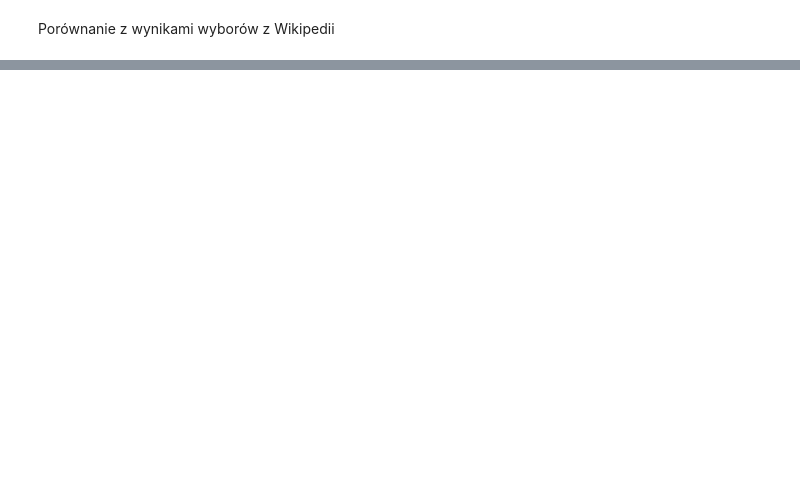
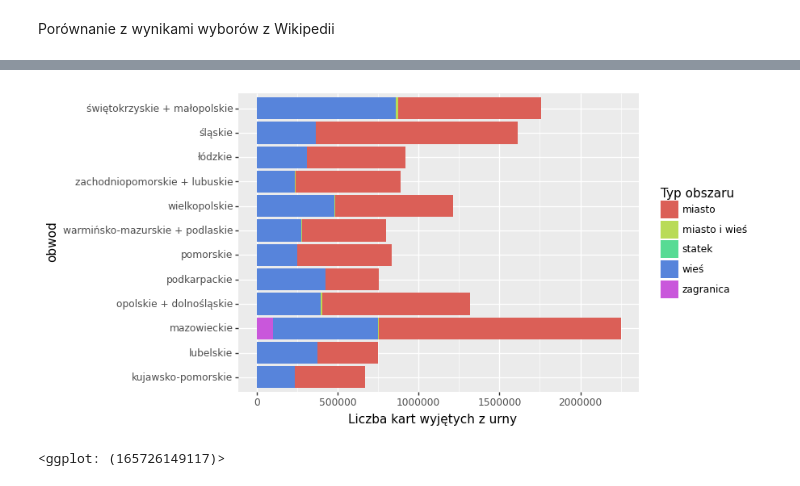
Before and after one commit to GrzegorzGapinski/Wizualizacja, a Jupyter notebook: Wizualizacja1.ipynb, the cells around one changed output, grey strips where cells are left out. Cells and saved outputs as stored; diff of their text form; code cells hidden in the pictures; blank space fills up the shorter version.

```diff
--- a/Wizualizacja1.ipynb
+++ b/Wizualizacja1.ipynb
@@ -138,6 +138,9 @@ Text(0, 0.5, 'Średnia frekwencja [%]')
 # %%
 woj_obwod = big_dataset.groupby(['Województwo','obwod']).size().reset_index().drop(columns=0).sort_values(by=['obwod'])
 print(woj_obwod)
+woj_obwod = woj_obwod.groupby('obwod')['Województwo'].apply(lambda x: " + ".join(x))
+print(woj_obwod)
+woj_obwod_dict = dict(zip(woj_obwod.index, woj_obwod))
 # %% [output]
             Województwo  obwod
 10            pomorskie      1
@@ -159,0 +201,12 @@ print(woj_obwod)
+# %%
+cols = ['Typ obszaru','Liczba kart wyjętych z urny', 'Liczba wyborców uprawnionych do głosowania', 'frekwencja', 'obwod']
+#
+
+dataset=big_dataset[cols]
+# print(dataset.head)
+count_obwody = pd.DataFrame(dataset.groupby(['obwod', 'Typ obszaru']).sum("Liczba wyborców uprawnionych do głosowania")).reset_index()
+count_obwody = count_obwody.replace({"obwod": woj_obwod_dict})
+# print(count_obwody.columns, count_obwody.head)
+frek_obwody = pd.DataFrame(dataset.groupby(['obwod', 'Typ obszaru'])['frekwencja'].mean('frekwencja')).reset_index()
+frek_obwody = (frek_obwody[frek_obwody['Typ obszaru'].isin(["miasto", "wieś"])])
+frek_obwody = frek_obwody.replace({"obwod": woj_obwod_dict})
@@ -159,0 +268,10 @@ print(woj_obwod)
+# %%
+(
+    gg.ggplot(count_obwody)
+    + gg.aes(x="obwod", y="Liczba kart wyjętych z urny", fill = 'Typ obszaru')
+    +gg.geom_col(position="stack")
+    + gg.coord_flip()
+)
+# %% [output]
+[figure, added]
+<ggplot: (165726149117)>
```
Also changed, not shown: parts of 15 cells of this notebook.
